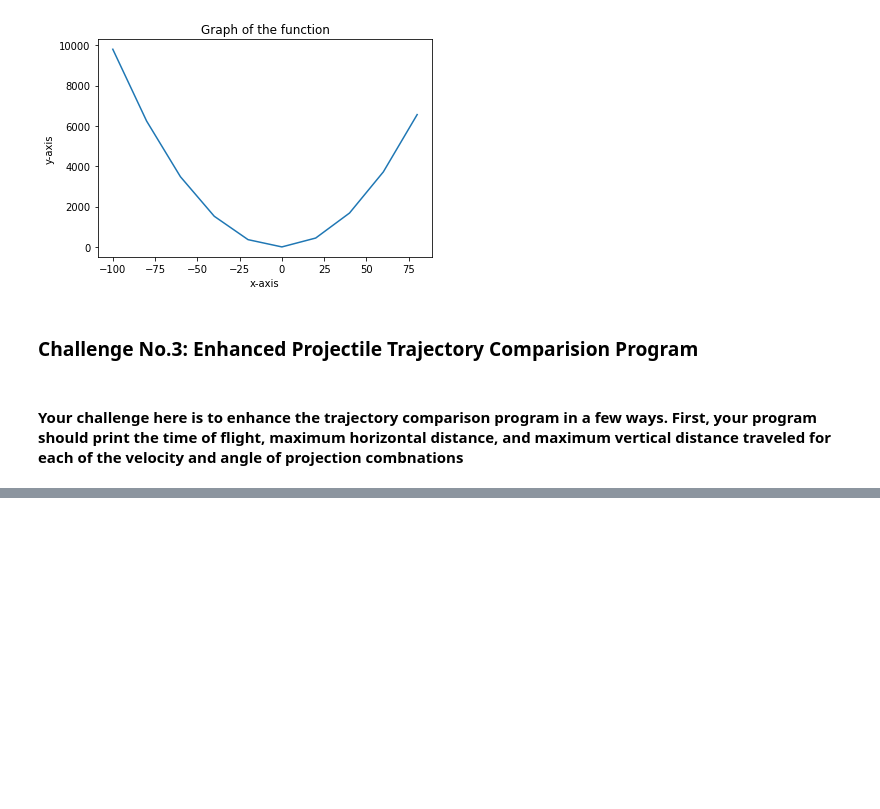
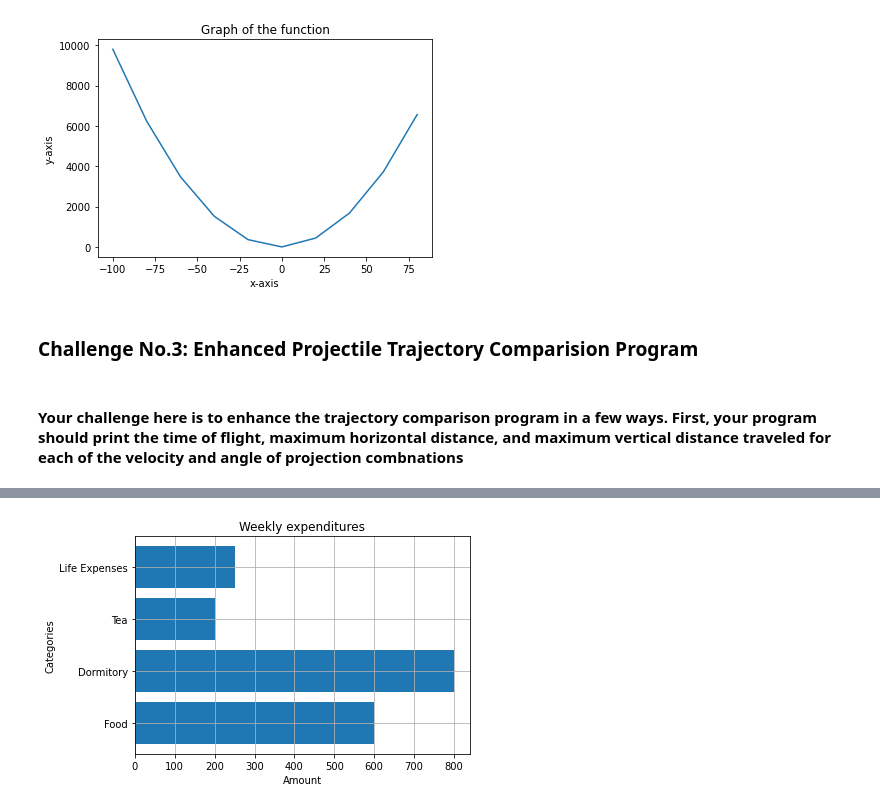
Before and after one commit to YolbarsZiya1997/Math_journey, a Jupyter notebook: learn_python_using_math/chapter_2_challenges.ipynb, the cells around one changed output, grey strips where cells are left out. Drawn from its saved outputs; the diff is of its cells as text; code cells hidden in the pictures; blank space fills up the shorter version.

```diff
--- a/learn_python_using_math/chapter_2_challenges.ipynb
+++ b/learn_python_using_math/chapter_2_challenges.ipynb
@@ -132,0 +173,37 @@ T: 6.493837786407068 S_x: 206.6326530612245 S_y: -19.838358111911475
+# %%
+"""
+Visualizing weekly expenditure using a bar chart
+"""
+
+import matplotlib.pyplot as plt
+
+def create_bar_chart(data, labels):
+    # numbers of bars
+    num_bars = len(data)
+    # This list is the point on the y-axis where each
+    # bar is centered. Here it will be [1, 2, 3...]
+    positions = range(1, num_bars + 1)
+    plt.barh(positions, data, align='center')
+    # Set the label of each bar
+    plt.yticks(positions, labels)
+    plt.xlabel('Amount')
+    plt.ylabel('Categories')
+    plt.title('Weekly expenditures')
+    # Turns on the grid which may assist in visual estimation
+    plt.grid()
+    plt.show()
+
+if __name__ == '__main__':
+    n = int(input('Enter the number of categories: '))
+    labels = []
+    expenditures = []
+    for i in range(n):
+        category = input('Enter category: ')
+        expenditure = float(input('Expenditure: '))
+
+        labels.append(category)
+        expenditures.append(expenditure)
+
+    create_bar_chart(expenditures, labels)
+# %% [output]
+[figure, added]
```
Also changed, not shown: parts of 5 cells of this notebook, 1 other file.
